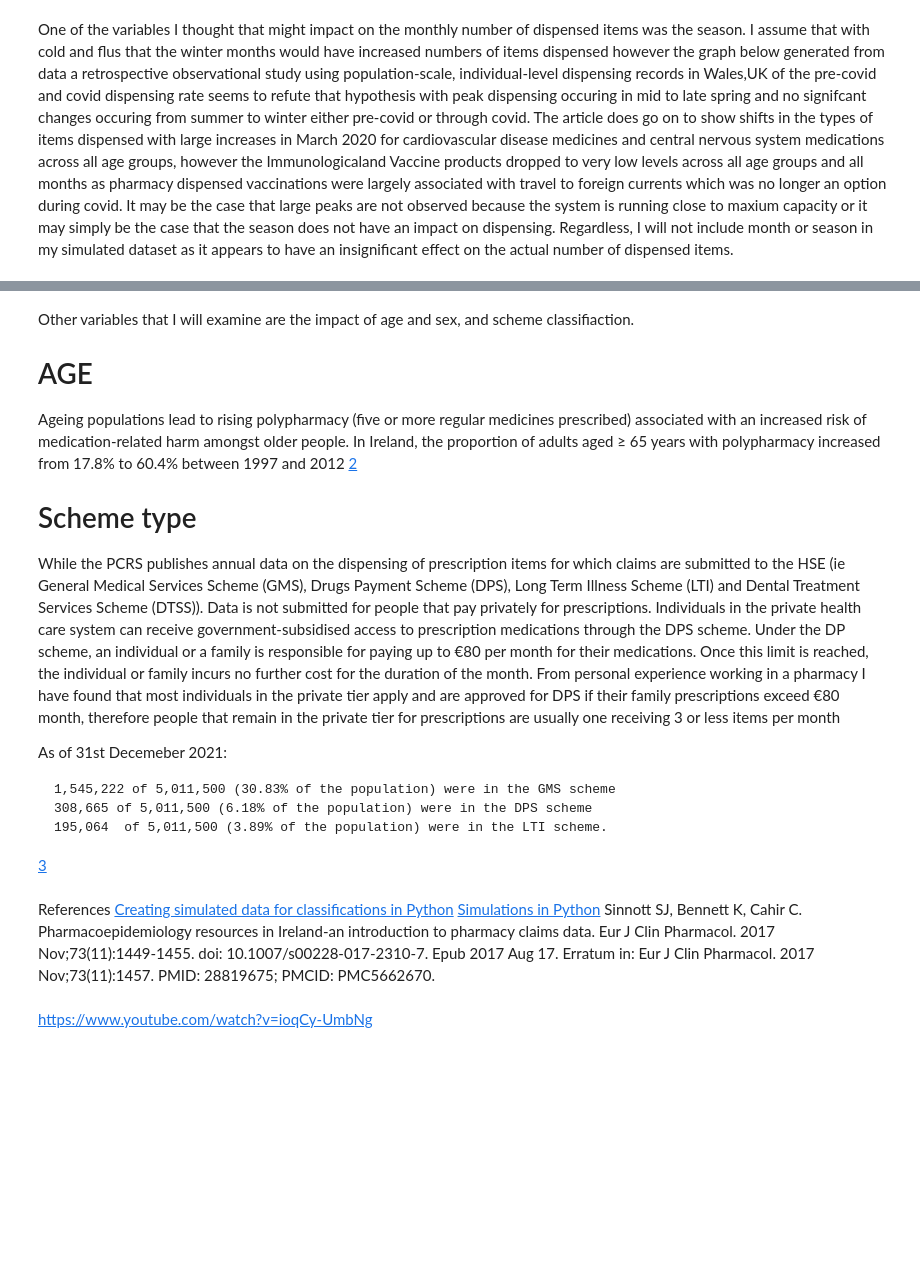
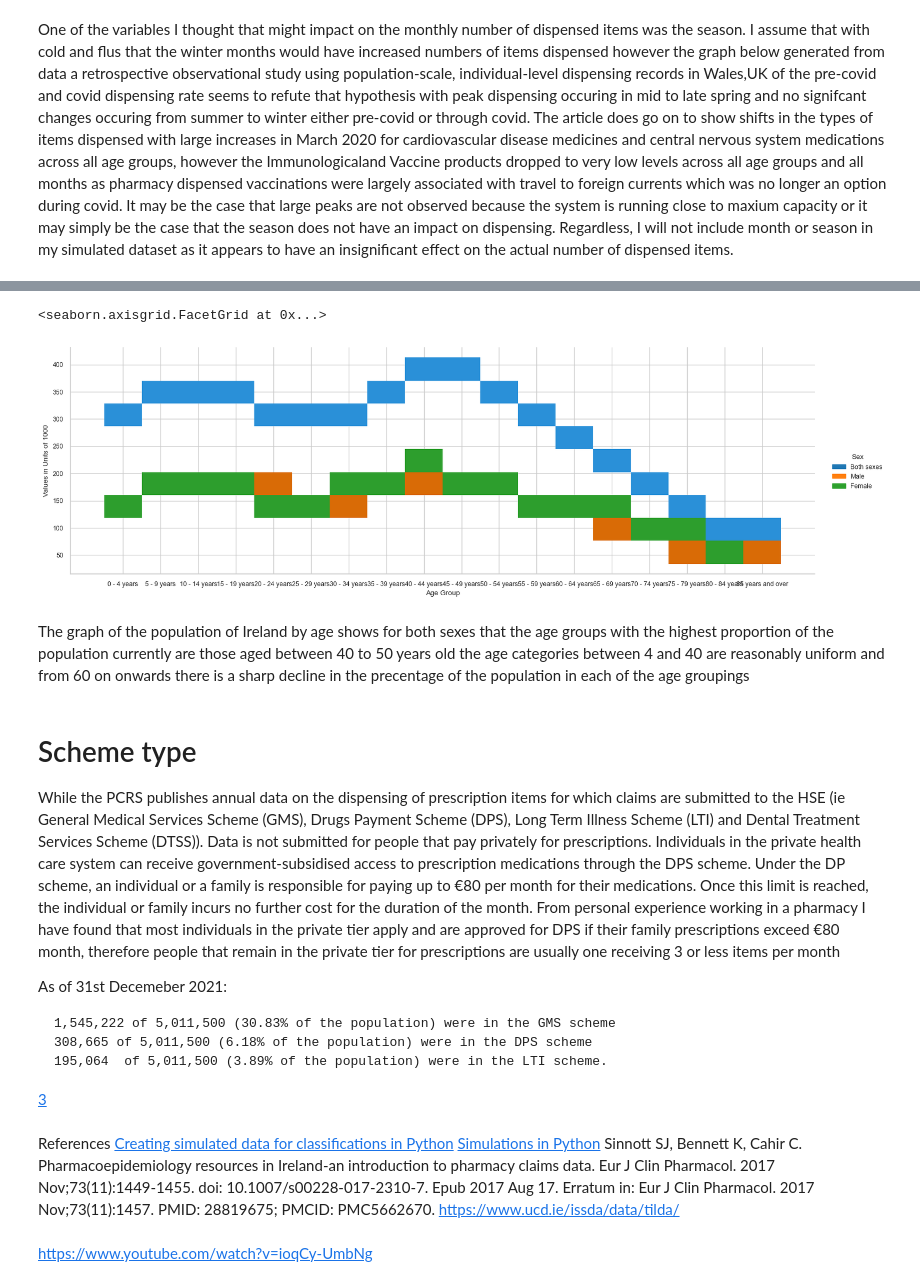
Before and after one commit to BridK02/PfDA-assignment, a Jupyter notebook: PfDA_Assignment.ipynb, the cells around one changed output, grey strips where cells are left out. Cells and saved outputs as stored; diff of their text form; code cells hidden in the pictures; blank space fills up the shorter version.

Commit message:
population of Ireland by age data

```diff
--- a/PfDA_Assignment.ipynb
+++ b/PfDA_Assignment.ipynb
@@ -198,0 +235,5 @@ Total number of dispensed items per month of the year and relative changes -in 2
+# %%
+#from https://pandas.pydata.org/docs/user_guide/10min.html#importing-and-exporting-data and making the data in a dataframe
+
+df = pd.read_csv("population by age group.csv")
+df
@@ -199,10 +325,17 @@ Total number of dispensed items per month of the year and relative changes -in 2
+# %%
+#get rid of accumulated data in the first df (last 3 rows)
+df = df.iloc[0:53]
+#using seaborn to visualise the distribution of the population across the age categories [4](https://seaborn.pydata.org/tutorial/distributions.html)
+
+sns.set_context("notebook", font_scale=0.8, rc={"lines.linewidth": 1.5})
+g = sns.displot(df, y="VALUE", x="Age Group", hue="Sex",height=5, aspect=3.0)
+g.set(xlabel="Age Group", ylabel="Values in Units of 1000")
+# %% [output]
+<seaborn.axisgrid.FacetGrid at 0x...>
+[figure, added]
+# %% [markdown]
+The graph of the population of Ireland by age shows for both sexes that the age groups with the highest proportion of the population currently are those aged between 40 to 50 years old the age categories between 4 and 40 are reasonably uniform and from 60 on onwards there is a sharp decline in the precentage of the population in each of the age groupings
 # %% [markdown]
-Other variables that I will examine are the impact of age and sex, and scheme classifiaction.
-
-# AGE
-
-Ageing populations lead to  rising polypharmacy (five or more regular medicines prescribed) associated with an increased risk of medication-related harm amongst older people.  In Ireland, the proportion of adults aged ≥ 65 years with polypharmacy increased from 17.8% to 60.4% between 1997 and 2012 [2](https://www.ncbi.nlm.nih.gov/pmc/articles/PMC5662670/)
-
 
 # Scheme type
 While the PCRS publishes annual data on the dispensing of prescription items for which claims are submitted to the HSE (ie General Medical Services Scheme (GMS), Drugs Payment Scheme (DPS), Long Term Illness Scheme (LTI) and Dental Treatment Services Scheme (DTSS)). Data is not submitted for people that pay privately for prescriptions. Individuals in the private health care system can receive government-subsidised access to prescription medications through the DPS scheme. Under the DP scheme, an individual or a family is responsible for paying up to €80 per month for their medications. Once this limit is reached, the individual or family incurs no further cost for the duration of the month. From personal experience working in a pharmacy I have found that most individuals in the private tier apply and are approved for DPS if their family prescriptions exceed  €80 month, therefore people that remain in the private tier for prescriptions are usually one receiving 3 or less items per month
@@ -217,5 +350,6 @@ As of 31st Decemeber 2021:
 References [Creating simulated data for classifications in Python](https://www.projectpro.io/recipes/create-simulated-data-for-classification-in-python)
 [Simulations in Python](https://discovery.cs.illinois.edu/learn/Simulation-and-Distributions/Simple-Simulations-in-Python/)
 Sinnott SJ, Bennett K, Cahir C. Pharmacoepidemiology resources in Ireland-an introduction to pharmacy claims data. Eur J Clin Pharmacol. 2017 Nov;73(11):1449-1455. doi: 10.1007/s00228-017-2310-7. Epub 2017 Aug 17. Erratum in: Eur J Clin Pharmacol. 2017 Nov;73(11):1457. PMID: 28819675; PMCID: PMC5662670.
+https://www.ucd.ie/issda/data/tilda/
 # %% [markdown]
 https://www.youtube.com/watch?v=ioqCy-UmbNg
```
Also changed, not shown: parts of 9 cells of this notebook, 1 other file.
